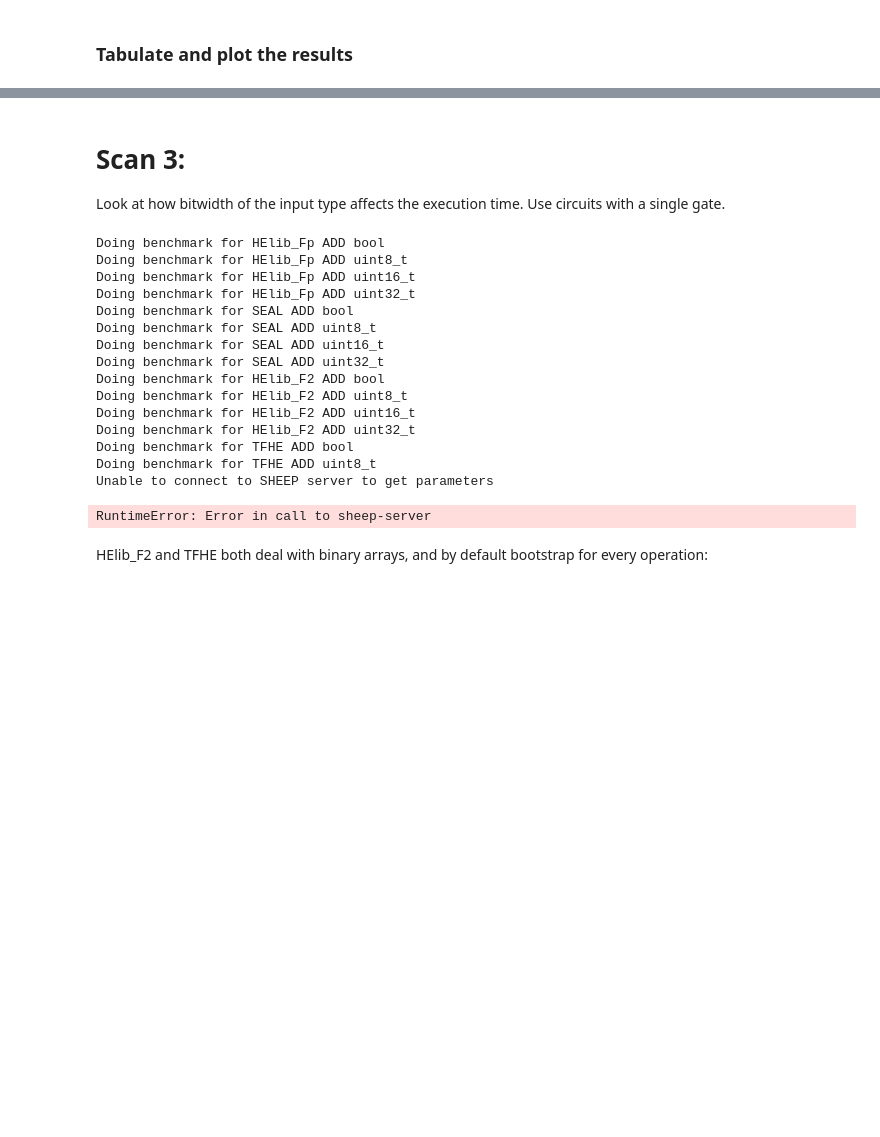
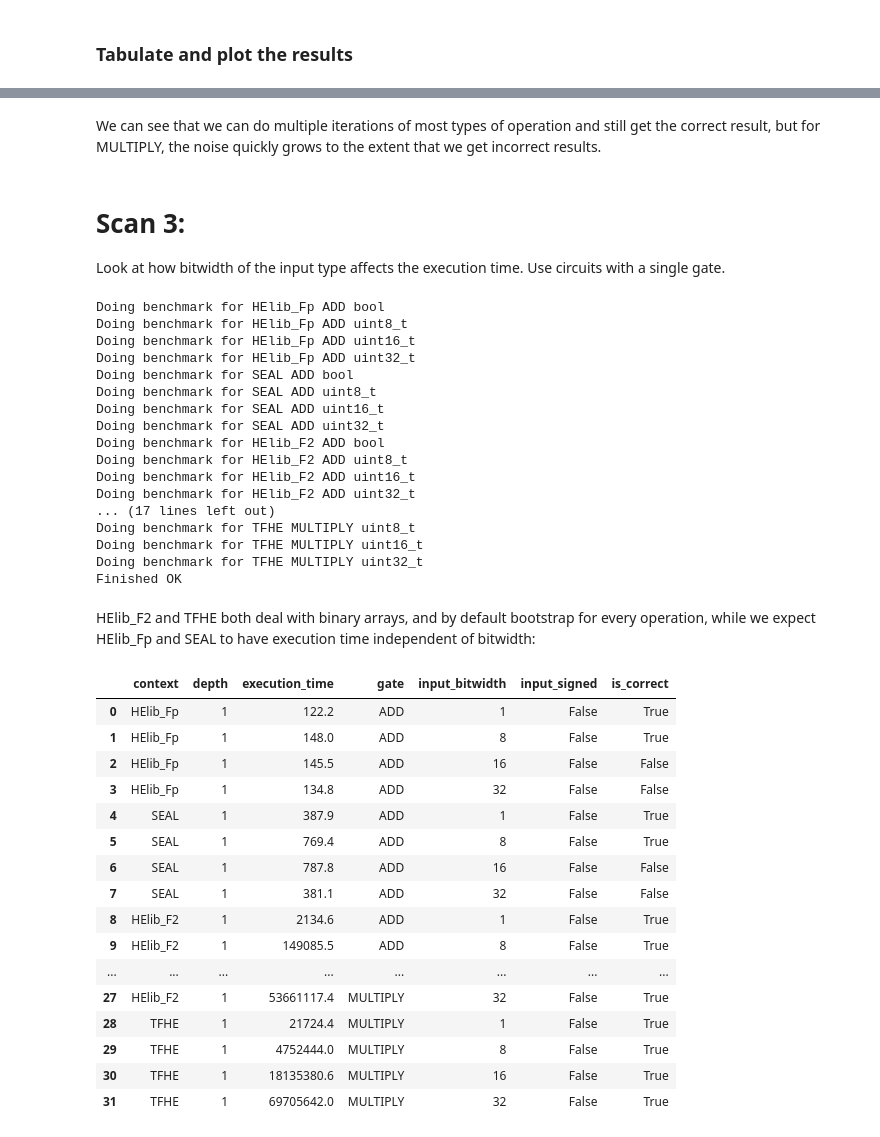
Before and after one commit to alan-turing-institute/SHEEP, a Jupyter notebook: frontend/notebooks/Low-level-benchmarks.ipynb, the cells around one changed output, grey strips where cells are left out. Drawn from its saved outputs; the diff is of its cells as text; code cells hidden in the pictures; blank space fills up the shorter version.

```diff
--- a/frontend/notebooks/Low-level-benchmarks.ipynb
+++ b/frontend/notebooks/Low-level-benchmarks.ipynb
@@ -230,3 +232,5 @@ plt.show()
+# %% [markdown]
+We can see that we can do multiple iterations of most types of operation and still get the correct result, but for MULTIPLY, the noise quickly grows to the extent that we get incorrect results.
 # %% [markdown]
 # Scan 3:
 Look at how bitwidth of the input type affects the execution time.  Use circuits with a single gate.
@@ -234,7 +238,7 @@ Look at how bitwidth of the input type affects the execution time.  Use circuits
 scan_id = str(uuid.uuid4())
 input_type = "bool"
 ## start looping over gates, depths, and contexts
-for gate in ["ADD","MULTIPLY","SUBTRACT","NEGATE"]:
+for gate in ["ADD","MULTIPLY"]:
     for context in ["HElib_Fp","SEAL","HElib_F2","TFHE"]:
         params = params_for_level(context,2)
         for input_type in ["bool","uint8_t","uint16_t","uint32_t"]:
@@ -242,11 +246,12 @@ for gate in ["ADD","MULTIPLY","SUBTRACT","NEGATE"]:
             print("Doing benchmark for %s %s %s" %
                             (context,gate,input_type))
             uploaded_OK = run_circuit(circuit_file,
-                                                input_type,
-                                                context,
-                                                params,
-                                                "serial",
-                                                scan_id)
+                                      input_type,
+                                      context,
+                                      params,
+                                      "serial",
+                                      scan_id,
+                                      timeout=600)
             if not uploaded_OK:
                 print("Problem running test or uploading result")
 if uploaded_OK:
@@ -264,10 +269,37 @@ Doing benchmark for HElib_F2 ADD bool
 Doing benchmark for HElib_F2 ADD uint8_t
 Doing benchmark for HElib_F2 ADD uint16_t
 Doing benchmark for HElib_F2 ADD uint32_t
-Doing benchmark for TFHE ADD bool
-Doing benchmark for TFHE ADD uint8_t
-Unable to connect to SHEEP server to get parameters
+... (17 lines left out)
+Doing benchmark for TFHE MULTIPLY uint8_t
+Doing benchmark for TFHE MULTIPLY uint16_t
+Doing benchmark for TFHE MULTIPLY uint32_t
+Finished OK
-RuntimeError: Error in call to sheep-server
 # %% [markdown]
-HElib_F2 and TFHE both deal with binary arrays, and by default bootstrap for every operation:
+HElib_F2 and TFHE both deal with binary arrays, and by default bootstrap for every operation, while we expect HElib_Fp and SEAL to have execution time independent of bitwidth:
+# %%
+rows_scan3 = session.query(BenchmarkMeasurement).filter_by(scan_id=scan_id).all()
+dict_scan3 = {"context":[],"gate":[],"input_bitwidth":[],"input_signed":[],"is_correct":[],"depth":[], "execution_time":[]}
+for row in rows_scan3:
+    dict_scan3= fill_row(row,dict_scan3)
+
+df_scan3 = pd.DataFrame(dict_scan3)
+df_scan3.head()
+# %% [output]
+|  | context | depth | execution_time | gate | input_bitwidth | input_signed | is_correct |
+| 0 | HElib_Fp | 1 | 122.2 | ADD | 1 | False | True |
+| 1 | HElib_Fp | 1 | 148.0 | ADD | 8 | False | True |
+| 2 | HElib_Fp | 1 | 145.5 | ADD | 16 | False | False |
+| 3 | HElib_Fp | 1 | 134.8 | ADD | 32 | False | False |
+| 4 | SEAL | 1 | 387.9 | ADD | 1 | False | True |
+| 5 | SEAL | 1 | 769.4 | ADD | 8 | False | True |
+| 6 | SEAL | 1 | 787.8 | ADD | 16 | False | False |
+| 7 | SEAL | 1 | 381.1 | ADD | 32 | False | False |
+| 8 | HElib_F2 | 1 | 2134.6 | ADD | 1 | False | True |
+| 9 | HElib_F2 | 1 | 149085.5 | ADD | 8 | False | True |
+| ... | ... | ... | ... | ... | ... | ... | ... |
+| 27 | HElib_F2 | 1 | 53661117.4 | MULTIPLY | 32 | False | True |
+| 28 | TFHE | 1 | 21724.4 | MULTIPLY | 1 | False | True |
+| 29 | TFHE | 1 | 4752444.0 | MULTIPLY | 8 | False | True |
+| 30 | TFHE | 1 | 18135380.6 | MULTIPLY | 16 | False | True |
+| 31 | TFHE | 1 | 69705642.0 | MULTIPLY | 32 | False | True |
 # %%
```
Also changed, not shown: parts of 13 cells of this notebook, 5 other files.
